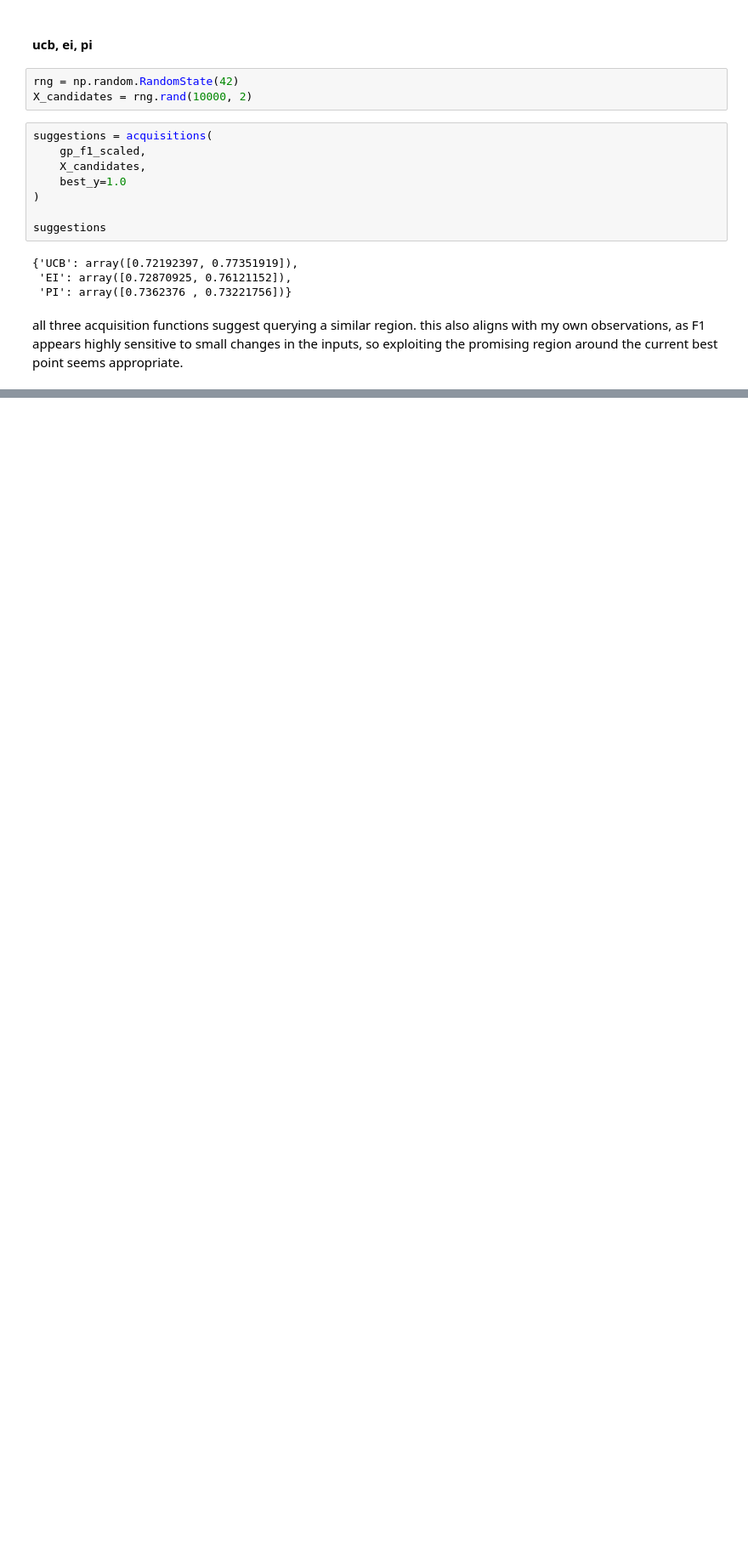
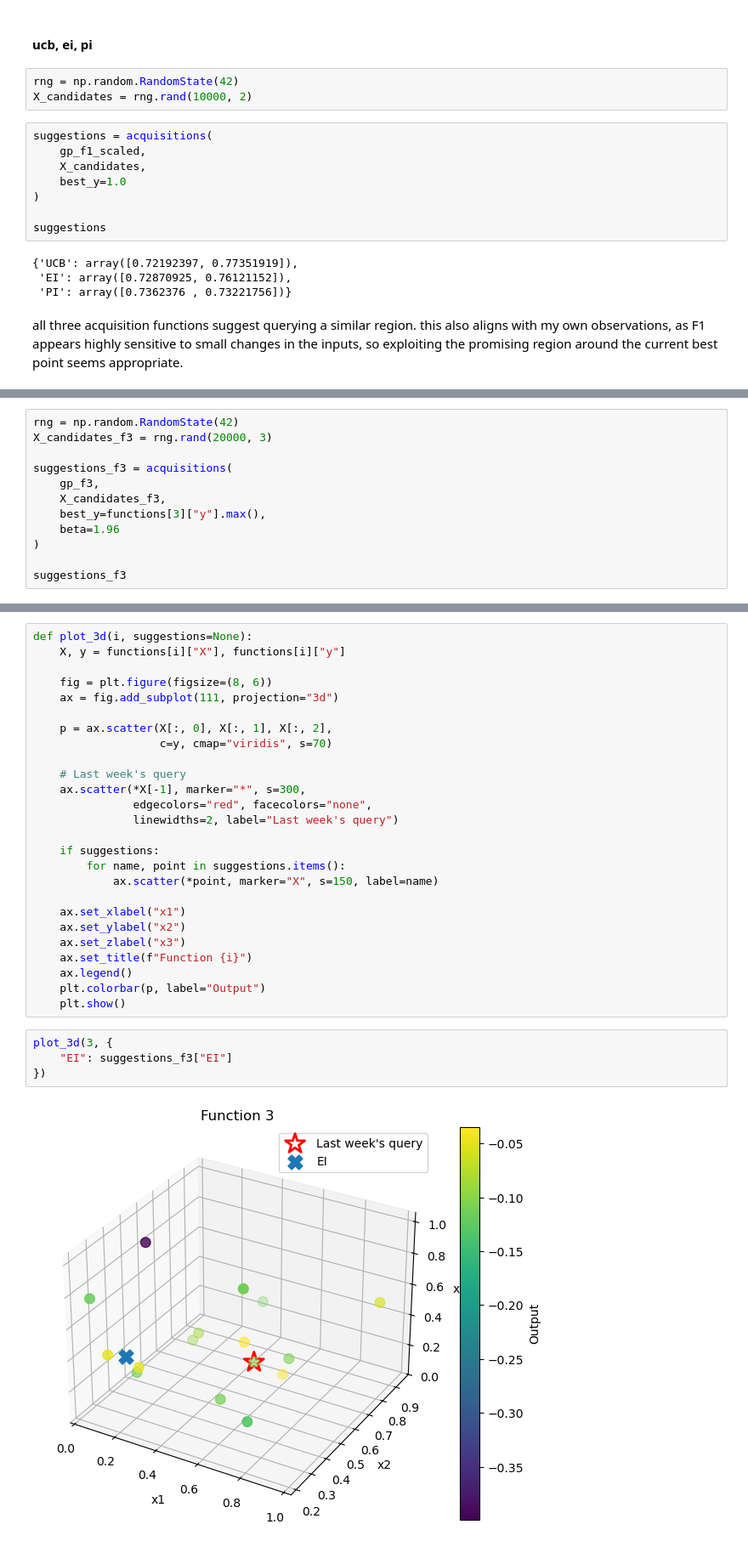
Before and after one commit to mkamar17/bbocapstone, a Jupyter notebook: project/stage-two/round_2/round_2_analysis.ipynb, the cells around one changed output, grey strips where cells are left out. Shown at 85% size. Drawn from its saved outputs; the diff is of its cells as text; blank space fills up the shorter version.

```diff
--- a/project/stage-two/round_2/round_2_analysis.ipynb
+++ b/project/stage-two/round_2/round_2_analysis.ipynb
@@ -234,0 +386,12 @@ all three acquisition functions suggest querying a similar region. this also ali
+# %%
+rng = np.random.RandomState(42)
+X_candidates_f3 = rng.rand(20000, 3)
+
+suggestions_f3 = acquisitions(
+    gp_f3,
+    X_candidates_f3,
+    best_y=functions[3]["y"].max(),
+    beta=1.96
+)
+
+suggestions_f3
@@ -234,0 +402,32 @@ all three acquisition functions suggest querying a similar region. this also ali
+# %%
+def plot_3d(i, suggestions=None):
+    X, y = functions[i]["X"], functions[i]["y"]
+
+    fig = plt.figure(figsize=(8, 6))
+    ax = fig.add_subplot(111, projection="3d")
+
+    p = ax.scatter(X[:, 0], X[:, 1], X[:, 2],
+                   c=y, cmap="viridis", s=70)
+
+    # Last week's query
+    ax.scatter(*X[-1], marker="*", s=300,
+               edgecolors="red", facecolors="none",
+               linewidths=2, label="Last week's query")
+
+    if suggestions:
+        for name, point in suggestions.items():
+            ax.scatter(*point, marker="X", s=150, label=name)
+
+    ax.set_xlabel("x1")
+    ax.set_ylabel("x2")
+    ax.set_zlabel("x3")
+    ax.set_title(f"Function {i}")
+    ax.legend()
+    plt.colorbar(p, label="Output")
+    plt.show()
+# %%
+plot_3d(3, {
+    "EI": suggestions_f3["EI"]
+})
+# %% [output]
+[figure, added]
```
Also changed, not shown: parts of 33 cells of this notebook.
